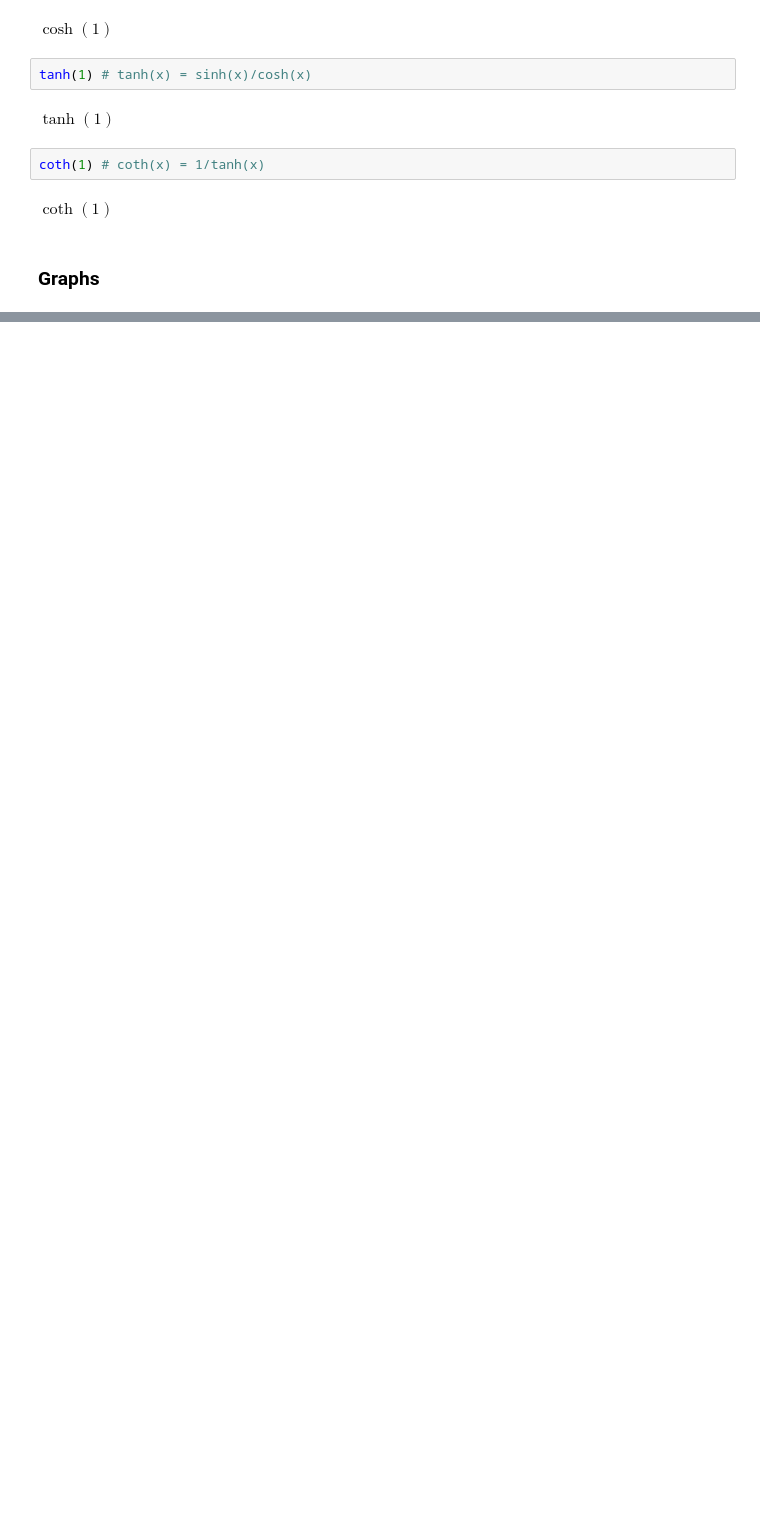
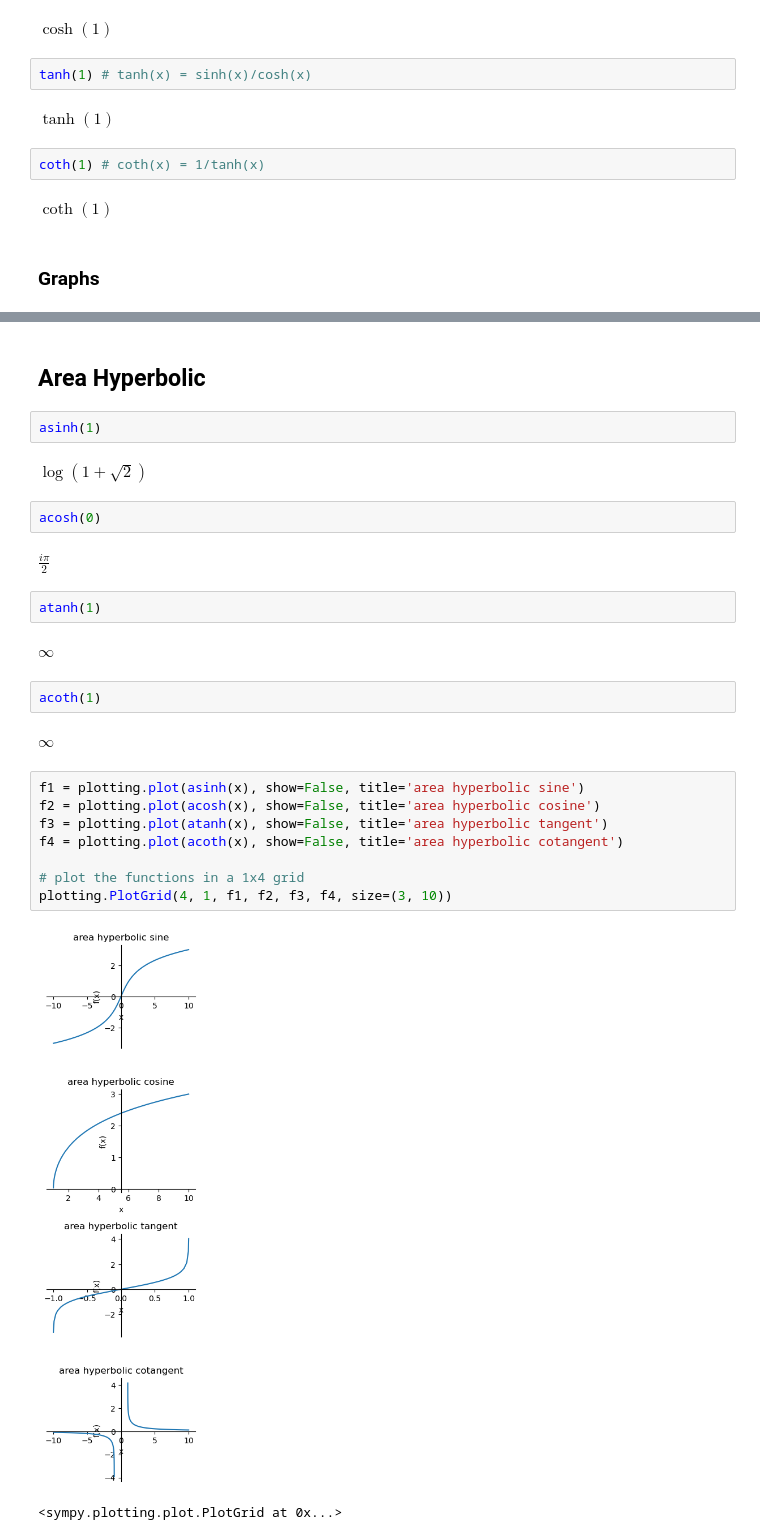
Before and after one commit to Fra0128/Symbolic-Mathematics-with-SymPy, a Jupyter notebook: cheat_sheet.ipynb, the cells around one changed output, grey strips where cells are left out. Saved outputs shown, nothing was run; the diff lists cells and outputs as text; blank space fills up the shorter version.

Commit message:
feat: add Area Hyperbolic functions

```diff
--- a/cheat_sheet.ipynb
+++ b/cheat_sheet.ipynb
@@ -205,0 +206,29 @@ p2 = plot(tanh(x), coth(x), title='Hyperbolic functions - tanh and coth', legend
+# %% [markdown]
+## Area Hyperbolic
+# %%
+asinh(1)
+# %% [output]
+$\displaystyle \log{\left(1 + \sqrt{2} \right)}$
+# %%
+acosh(0)
+# %% [output]
+$\displaystyle \frac{i \pi}{2}$
+# %%
+atanh(1)
+# %% [output]
+$\displaystyle \infty$
+# %%
+acoth(1)
+# %% [output]
+$\displaystyle \infty$
+# %%
+f1 = plotting.plot(asinh(x), show=False, title='area hyperbolic sine')
+f2 = plotting.plot(acosh(x), show=False, title='area hyperbolic cosine')
+f3 = plotting.plot(atanh(x), show=False, title='area hyperbolic tangent')
+f4 = plotting.plot(acoth(x), show=False, title='area hyperbolic cotangent')
+
+# plot the functions in a 1x4 grid
+plotting.PlotGrid(4, 1, f1, f2, f3, f4, size=(3, 10))
+# %% [output]
+[figure, added]
+<sympy.plotting.plot.PlotGrid at 0x...>
```
Also changed, not shown: parts of 5 cells of this notebook.
